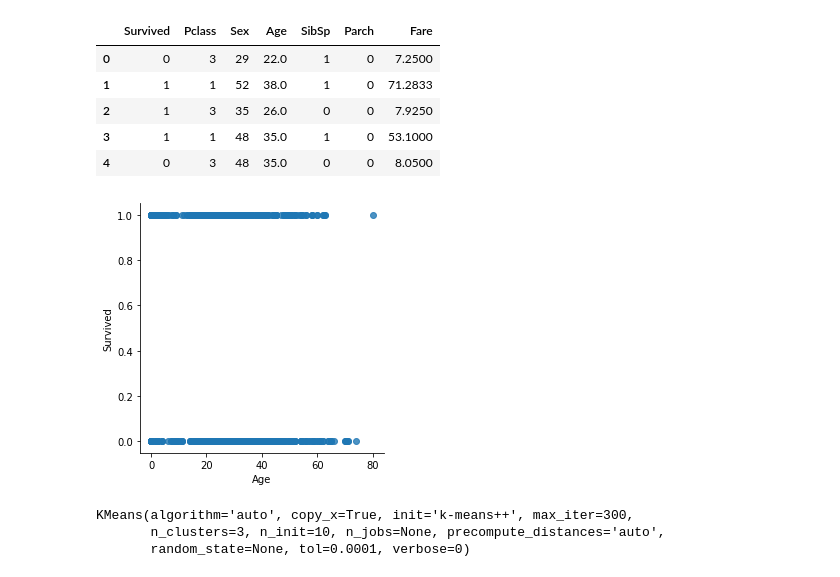
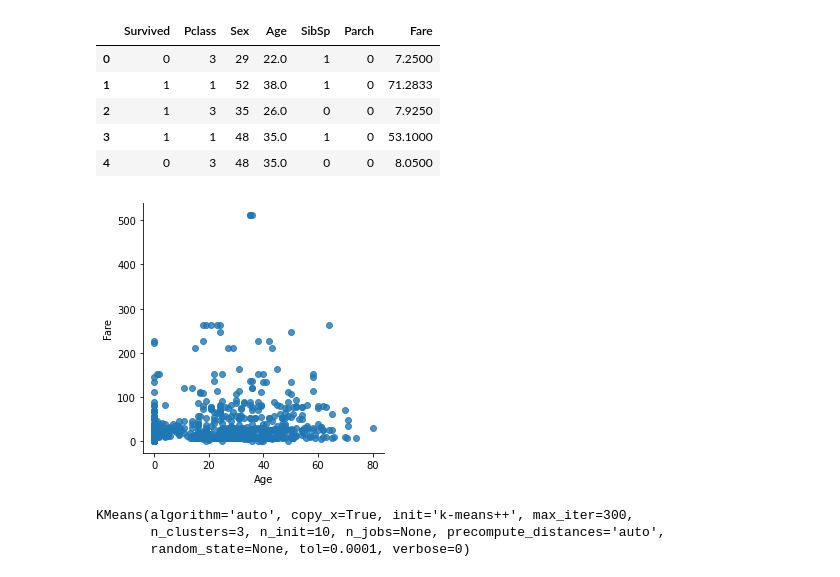
Before and after one commit to Somyadhariwal/SD_MLAP, a Jupyter notebook: Clustering.ipynb, the cells around one changed output. Cells and saved outputs as stored; diff of their text form; code cells hidden in the pictures.

```diff
--- a/Clustering.ipynb
+++ b/Clustering.ipynb
@@ -221,9 +221,9 @@ df.head()
 | 3 | 1 | 1 | 48 | 35.0 | 1 | 0 | 53.1000 |
 | 4 | 0 | 3 | 48 | 35.0 | 0 | 0 | 8.0500 |
 # %%
-sn.lmplot( "Age", "Survived", data= df, fit_reg = False, size = 4 );
+sn.lmplot( "Age", "Fare", data= df, fit_reg = False, size = 4 );
 # %% [output]
-[figure, old version]
+[figure, new version]
 # %%
 from sklearn.cluster import KMeans
 clusters = KMeans( 3 )
```
Also changed, not shown: parts of 5 cells of this notebook.
